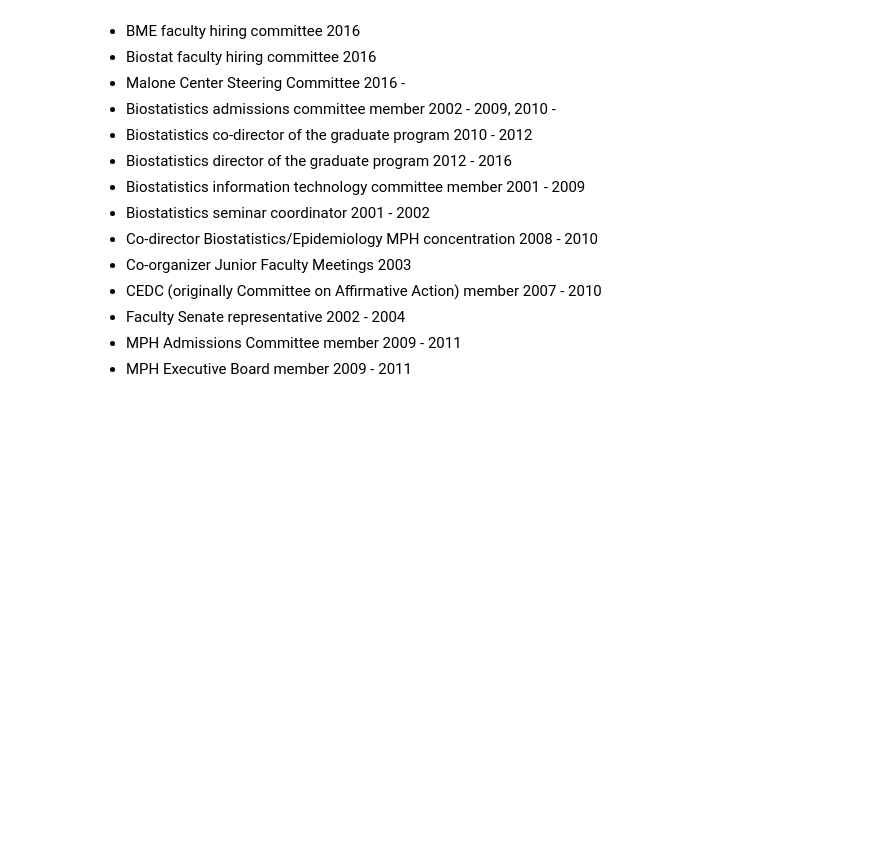
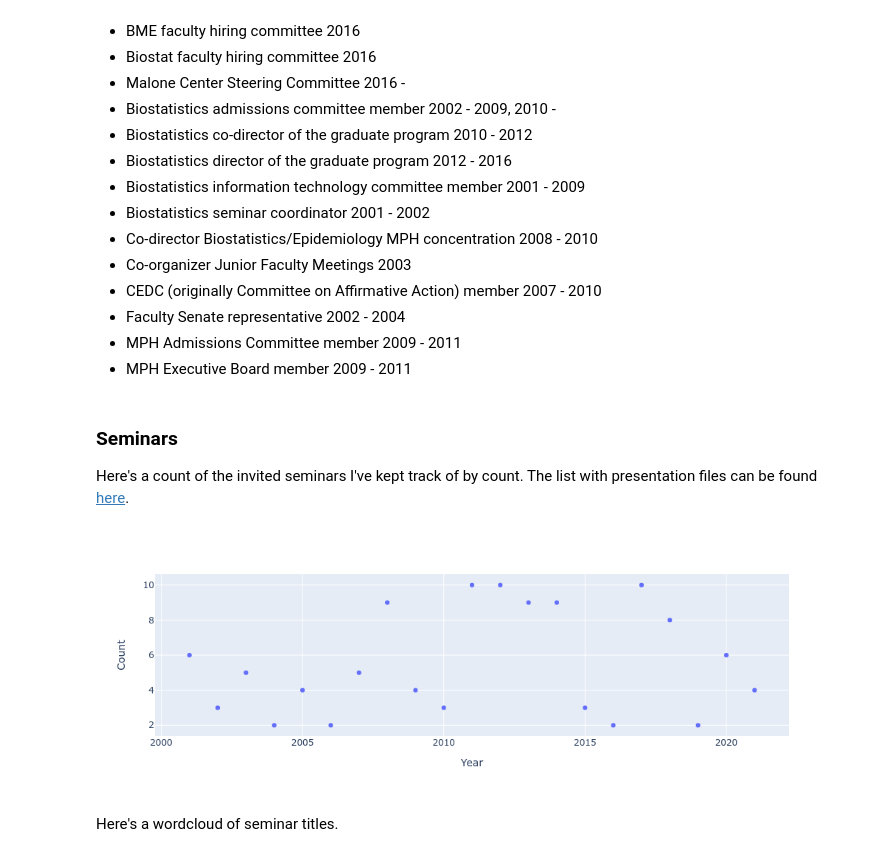
Before and after one commit to bcaffo/cv, a Jupyter notebook: cvJupyter.ipynb, the cells around one changed output. Cells and saved outputs as stored; diff of their text form; code cells hidden in the pictures; blank space fills up the shorter version.

```diff
--- a/cvJupyter.ipynb
+++ b/cvJupyter.ipynb
@@ -267,3 +327,17 @@ fig.show()
 + Faculty Senate representative 2002 - 2004
 + MPH Admissions Committee member 2009 - 2011
 + MPH Executive Board member 2009 -  2011
+# %% [markdown]
+### Seminars
+Here's a count of the invited seminars I've kept track of by count. The list with presentation files can be found
+[here](https://docs.google.com/spreadsheets/d/1mRC6xxZmNj3DnwwvCh_8GpErwhvJNq9gkRB3mQz1JIg/edit?usp=sharing).
+# %%
+seminars = pd.read_csv("https://docs.google.com/spreadsheets/d/1mRC6xxZmNj3DnwwvCh_8GpErwhvJNq9gkRB3mQz1JIg/export?format=csv&gid=0")
+seminarYear = seminars['Year'].value_counts().reset_index()
+seminarYear = seminarYear.rename(columns = {"index" : "Year", "Year" : "Count"}).sort_values("Year", ascending =False)
+fig = px.scatter(seminarYear, x = "Year", y = "Count")
+fig.show()
+# %% [output]
+[figure, added]
+# %% [markdown]
+Here's a wordcloud of seminar titles.
```
Also changed, not shown: parts of 11 cells of this notebook, 5 other files.
